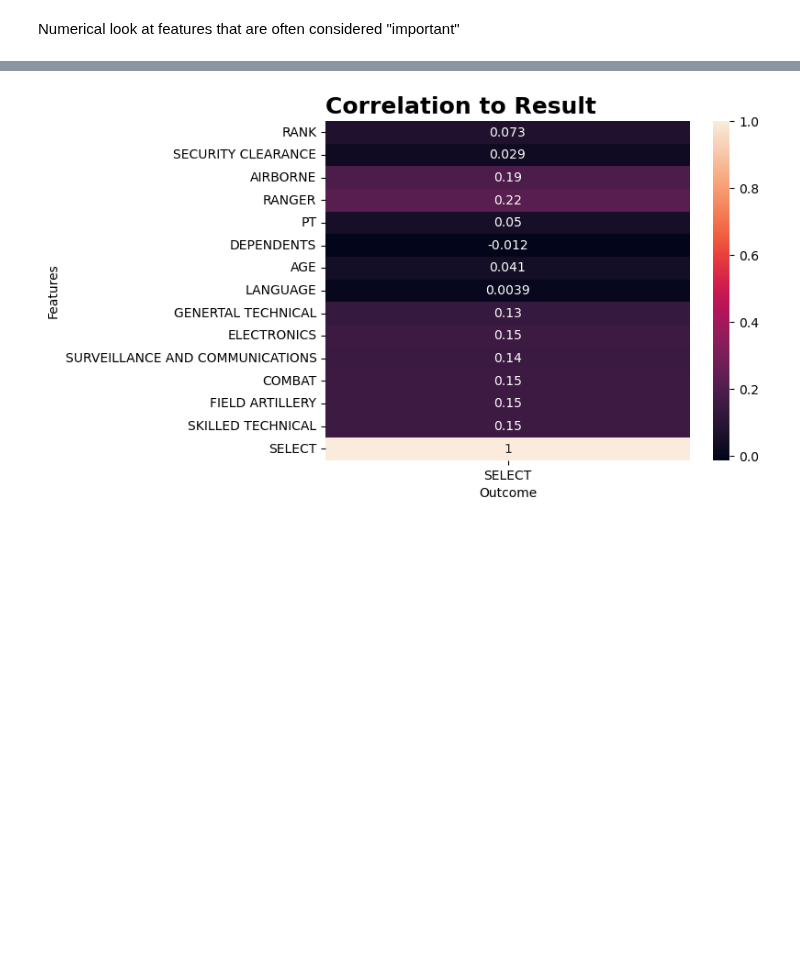
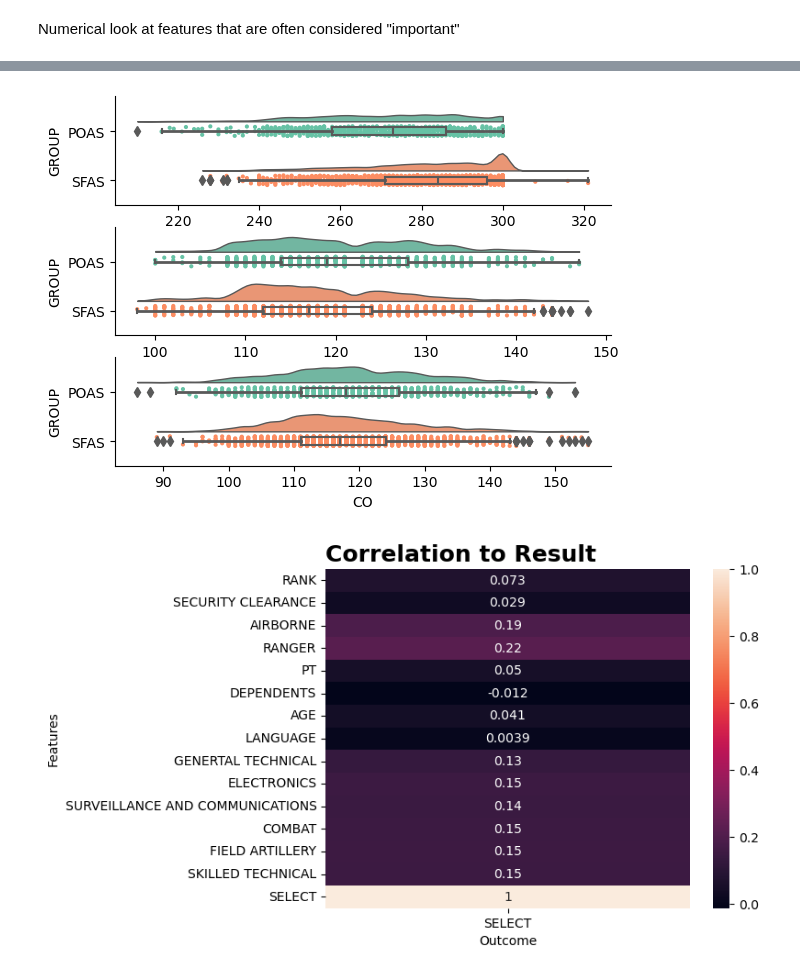
Before and after one commit to JaimeVRodriguez/psyop_selection_analysis, a Jupyter notebook: notebooks/eda copy.ipynb, the cells around one changed output, grey strips where cells are left out. Saved outputs shown, nothing was run; the diff lists cells and outputs as text; code cells hidden in the pictures; blank space fills up the shorter version.

Commit message:
finish raindcloud plot, add presentation

```diff
--- a/notebooks/eda copy.ipynb
+++ b/notebooks/eda copy.ipynb
@@ -93,3 +94,7 @@ TypeError: cannot perform reduce with flexible type
+# %%
+plot.raincloud_triple('GROUP', 'PT', 'GT', 'CO', combined_selected, pt_df)
+# %% [output]
+[figure, added]
 # %%
 combined = combined.drop('YEAR', axis=1)
 functions.new_labels(combined, new_labels)
```
Also changed, not shown: parts of 1 cell of this notebook, 6 other files.
